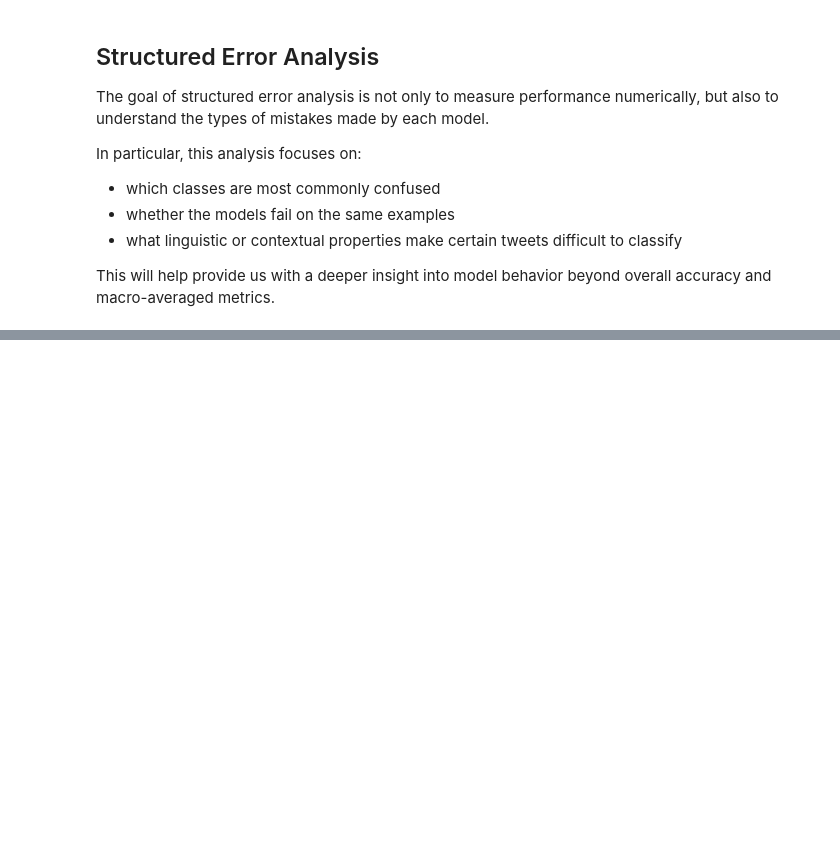
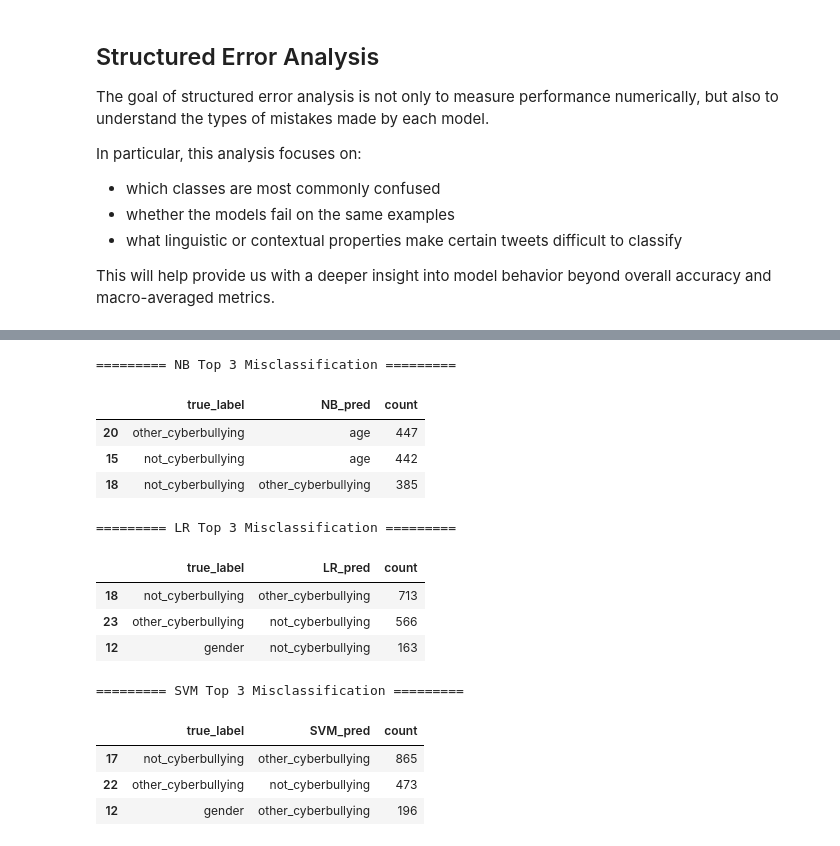
Before and after one commit to donkey-king-kong/CSCI-4907-NLU, a Jupyter notebook: Code/Full Source Code.ipynb, the cells around one changed output, grey strips where cells are left out. Saved outputs shown, nothing was run; the diff lists cells and outputs as text; code cells hidden in the pictures; blank space fills up the shorter version.

```diff
--- a/Code/Full Source Code.ipynb
+++ b/Code/Full Source Code.ipynb
@@ -1352,0 +1503,38 @@ This will help provide us with a deeper insight into model behavior beyond overa
+# %%
+confusion_patterns = {}
+
+for m in model_names:
+    wrong_cases = error_df[error_df[f"{m}_correct"] == False]
+
+    confusion_counts = (
+        wrong_cases
+        .groupby(["true_label", f"{m}_pred"])
+        .size()
+        .reset_index(name="count")
+        .sort_values("count", ascending=False)
+    )
+
+    confusion_patterns[m] = confusion_counts
+
+top_confusions = {}
+
+for m in model_names:
+    top_confusions[m] = confusion_patterns[m].head(3)
+    print(f"\n{'='*9} {m} Top 3 Misclassification {'='*9}")
+    display(top_confusions[m])
+# %% [output]
+========= NB Top 3 Misclassification =========
+|  | true_label | NB_pred | count |
+| 20 | other_cyberbullying | age | 447 |
+| 15 | not_cyberbullying | age | 442 |
+| 18 | not_cyberbullying | other_cyberbullying | 385 |
+========= LR Top 3 Misclassification =========
+|  | true_label | LR_pred | count |
+| 18 | not_cyberbullying | other_cyberbullying | 713 |
+| 23 | other_cyberbullying | not_cyberbullying | 566 |
+| 12 | gender | not_cyberbullying | 163 |
+========= SVM Top 3 Misclassification =========
+|  | true_label | SVM_pred | count |
+| 17 | not_cyberbullying | other_cyberbullying | 865 |
+| 22 | other_cyberbullying | not_cyberbullying | 473 |
+| 12 | gender | other_cyberbullying | 196 |
```
Also changed, not shown: parts of 17 cells of this notebook.
